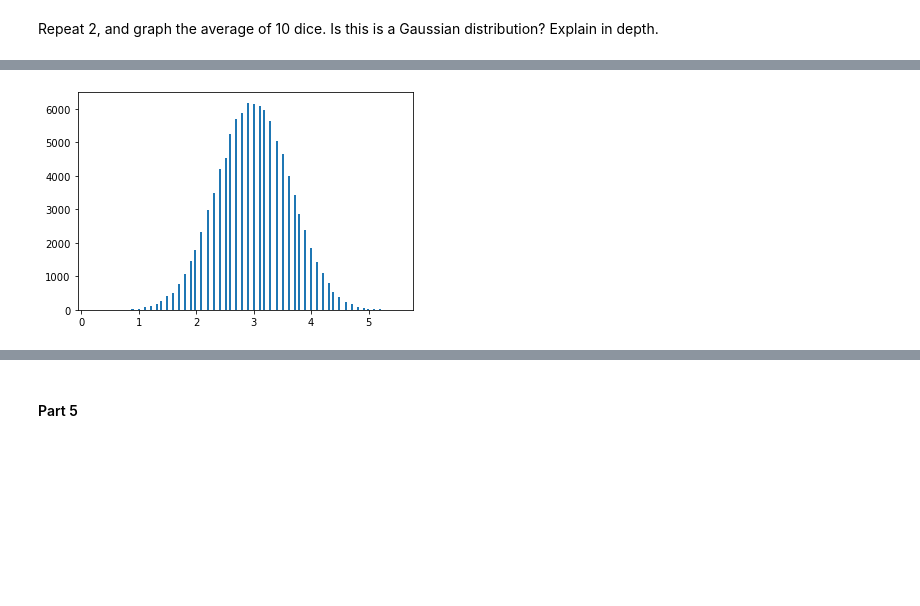
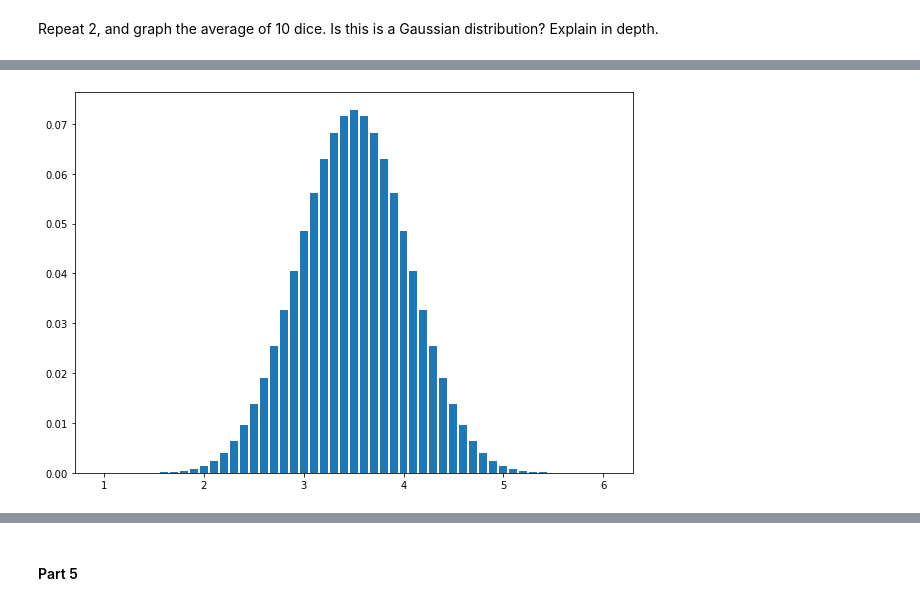
Before and after one commit to jenniv27/phys434, a Jupyter notebook: HW/HW2.ipynb, the cells around one changed output, grey strips where cells are left out. Drawn from its saved outputs; the diff is of its cells as text; code cells hidden in the pictures; blank space fills up the shorter version.

```diff
--- a/HW/HW2.ipynb
+++ b/HW/HW2.ipynb
@@ -57,6 +57,8 @@ print(conv_dice)
  0.13888889 0.11111111 0.08333333 0.05555556 0.02777778]
 # %%
 values = [2, 3, 4, 5, 6, 7, 8, 9, 10, 11, 12]
+
+plt.rcParams["figure.figsize"] = (10,7)
 plt.bar(values, conv_dice)
 plt.show()
 # %% [output]
@@ -125,14 +115,21 @@ plt.show()
 # %%
-x = []
-for i in range (0, 100000):
-    sum = 0
-    for j in range (0, 10):
-        sum += np.random.randint(0, 7)
-    x.append(sum/10)
+# x = []
+# for i in range (0, 100000):
+#     sum = 0
+#     for j in range (0, 10):
+#         sum += np.random.randint(0, 7)
+#     x.append(sum/10)
 
-plt.hist(x, 150)
+# plt.hist(x, 150)
+# plt.show()
+
+x_values = []
+for i in range (0, len(values_10dice)):
+    x_values.append(values_10dice[i]/10)
+
+plt.bar(x_values, conv_dice, width = 0.08)
 plt.show()
 # %% [output]
-[figure, old version]
+[figure, new version]
 # %%
 # Plot on semi-log graph
```
Also changed, not shown: parts of 19 cells of this notebook.
